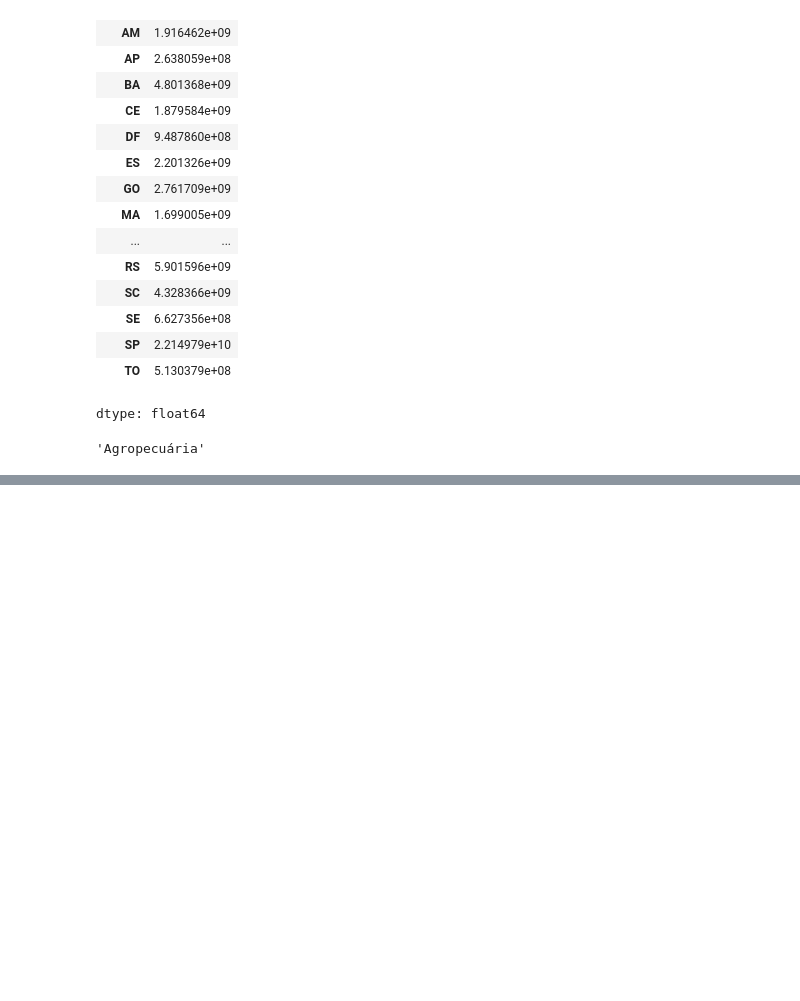
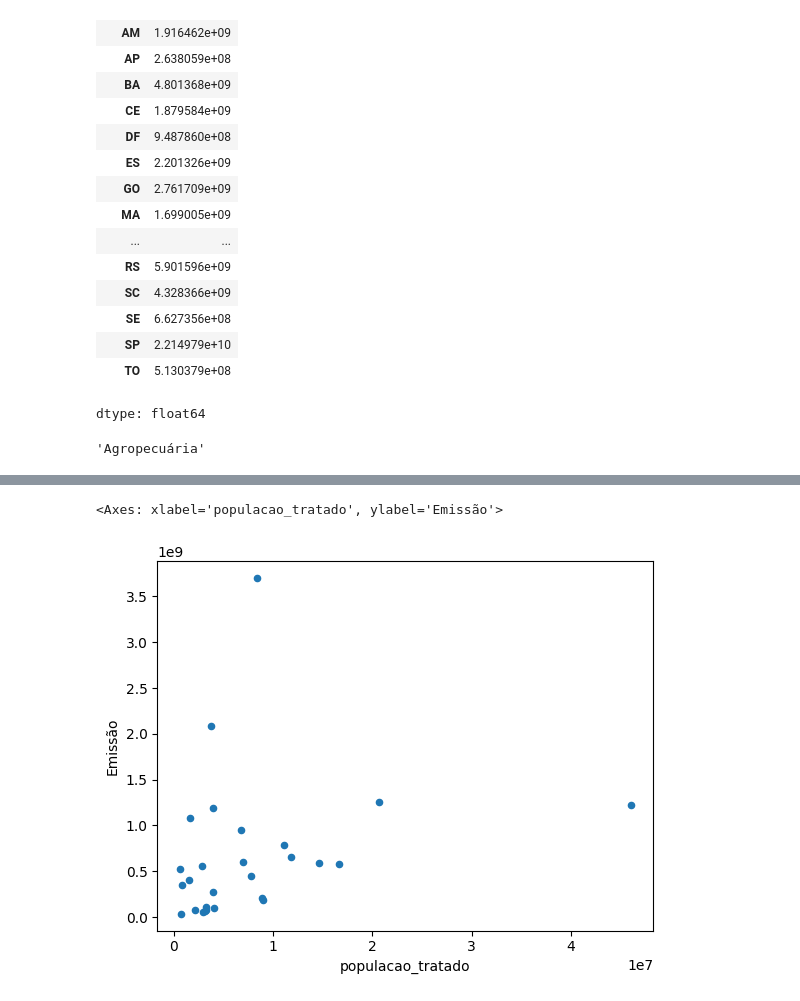
Before and after one commit to GaiasRaphael/Alura, a Jupyter notebook: Ciência de Dados/Pandas/selects.ipynb, the cells around one changed output, grey strips where cells are left out. Drawn from its saved outputs; the diff is of its cells as text; code cells hidden in the pictures; blank space fills up the shorter version.

```diff
--- a/Ciência de Dados/Pandas/selects.ipynb
+++ b/Ciência de Dados/Pandas/selects.ipynb
@@ -477,0 +571,5 @@ emissao_setor_estado.loc['MG'].idxmax()
+# %%
+populacao = populacao.astype ({'populacao_tratado':'int64'})
+# %%
+populacao_estados = populacao.groupby ('UF')[['populacao_tratado']].sum ().reset_index()
+populacao_estados
@@ -477,0 +594,3 @@ emissao_setor_estado.loc['MG'].idxmax()
+# %%
+emissao_estados = emissoes_por_ano[emissoes_por_ano['Ano'] == 2021].groupby ('Estado')[['Emissão']].sum().reset_index()
+emissao_estados
@@ -477,0 +615,2 @@ emissao_setor_estado.loc['MG'].idxmax()
+# %%
+relacao_emissao_populacao = pd.merge (emissao_estados, populacao_estados, left_on='Estado', right_on='UF', how='inner')
@@ -477,0 +637,5 @@ emissao_setor_estado.loc['MG'].idxmax()
+# %%
+relacao_emissao_populacao.plot.scatter (x='populacao_tratado', y='Emissão')
+# %% [output]
+<Axes: xlabel='populacao_tratado', ylabel='Emissão'>
+[figure, added]
```
Also changed, not shown: parts of 15 cells of this notebook.
